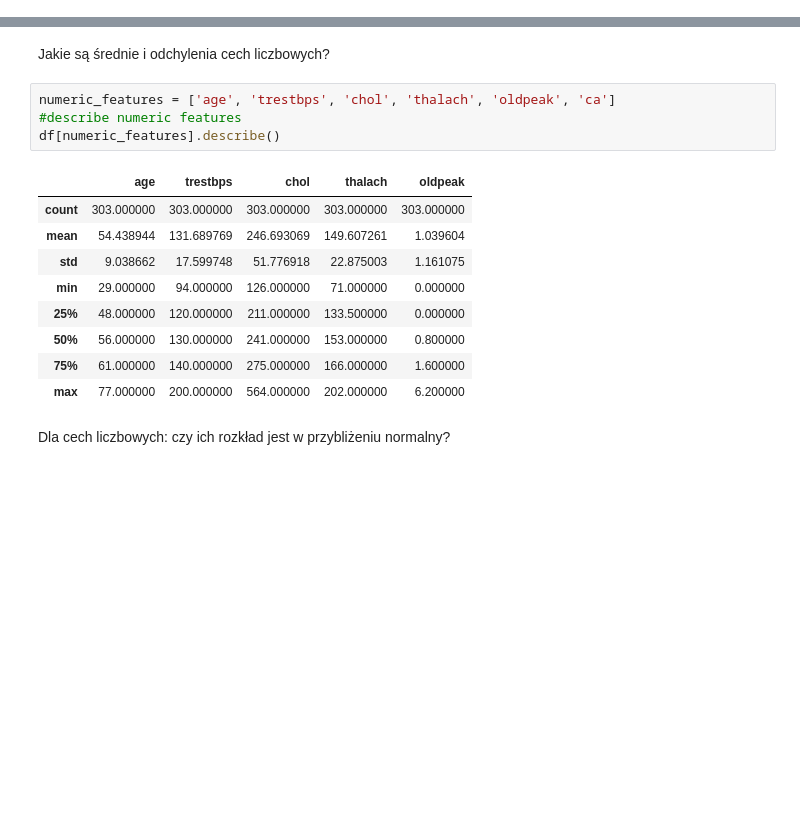
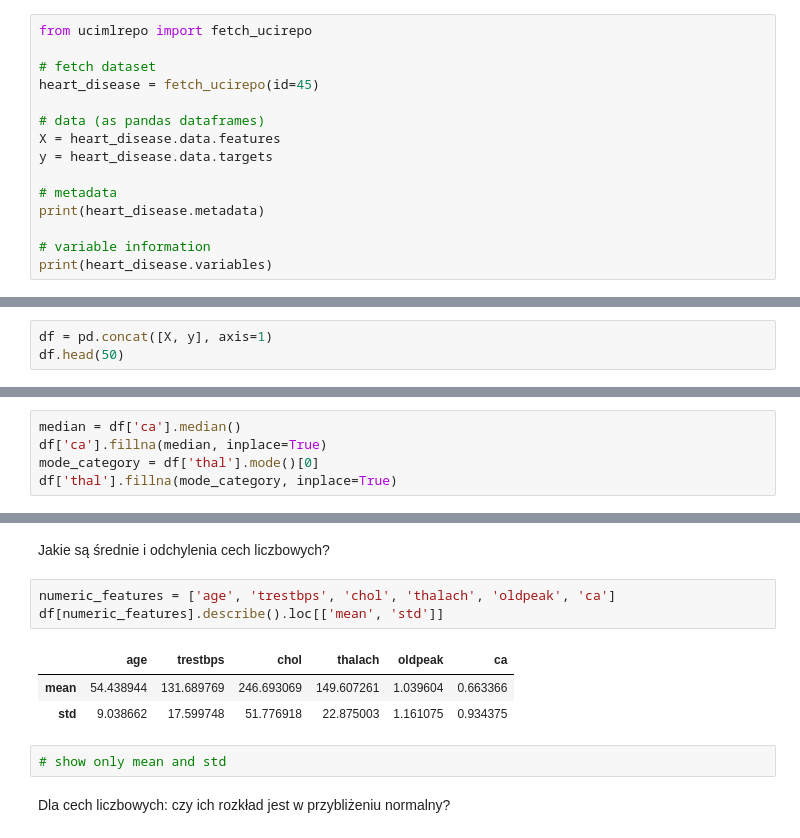
Before and after one commit to Filipstrozik/NeuralNetworks, a Jupyter notebook: CW1/data_exploration.ipynb, the cells around one changed output, grey strips where cells are left out. Drawn from its saved outputs; the diff is of its cells as text; blank space fills up the shorter version.

```diff
--- a/CW1/data_exploration.ipynb
+++ b/CW1/data_exploration.ipynb
@@ -54,0 +8,15 @@ dtype: int64
+# %%
+from ucimlrepo import fetch_ucirepo
+
+# fetch dataset
+heart_disease = fetch_ucirepo(id=45)
+
+# data (as pandas dataframes)
+X = heart_disease.data.features
+y = heart_disease.data.targets
+
+# metadata
+print(heart_disease.metadata)
+
+# variable information
+print(heart_disease.variables)
@@ -54,0 +41,3 @@ dtype: int64
+# %%
+df = pd.concat([X, y], axis=1)
+df.head(50)
@@ -86,0 +122,5 @@ df.describe()
+# %%
+median = df['ca'].median()
+df['ca'].fillna(median, inplace=True)
+mode_category = df['thal'].mode()[0]
+df['thal'].fillna(mode_category, inplace=True)
@@ -120,18 +193,13 @@ some_hearth_disease:  139
 Jakie są średnie i odchylenia cech liczbowych?
 # %%
 numeric_features = ['age', 'trestbps', 'chol', 'thalach', 'oldpeak', 'ca']
-#describe numeric features
-df[numeric_features].describe()
+df[numeric_features].describe().loc[['mean', 'std']]
 # %% [output]
-|  | age | trestbps | chol | thalach | oldpeak |
-| count | 303.000000 | 303.000000 | 303.000000 | 303.000000 | 303.000000 |
-| mean | 54.438944 | 131.689769 | 246.693069 | 149.607261 | 1.039604 |
-| std | 9.038662 | 17.599748 | 51.776918 | 22.875003 | 1.161075 |
-| min | 29.000000 | 94.000000 | 126.000000 | 71.000000 | 0.000000 |
-| 25% | 48.000000 | 120.000000 | 211.000000 | 133.500000 | 0.000000 |
-| 50% | 56.000000 | 130.000000 | 241.000000 | 153.000000 | 0.800000 |
-| 75% | 61.000000 | 140.000000 | 275.000000 | 166.000000 | 1.600000 |
-| max | 77.000000 | 200.000000 | 564.000000 | 202.000000 | 6.200000 |
+|  | age | trestbps | chol | thalach | oldpeak | ca |
+| mean | 54.438944 | 131.689769 | 246.693069 | 149.607261 | 1.039604 | 0.663366 |
+| std | 9.038662 | 17.599748 | 51.776918 | 22.875003 | 1.161075 | 0.934375 |
+# %%
+# show only mean and std
 # %% [markdown]
 Dla cech liczbowych: czy ich rozkład jest w przybliżeniu normalny?
 # %%
```
Also changed, not shown: parts of 31 cells of this notebook.
